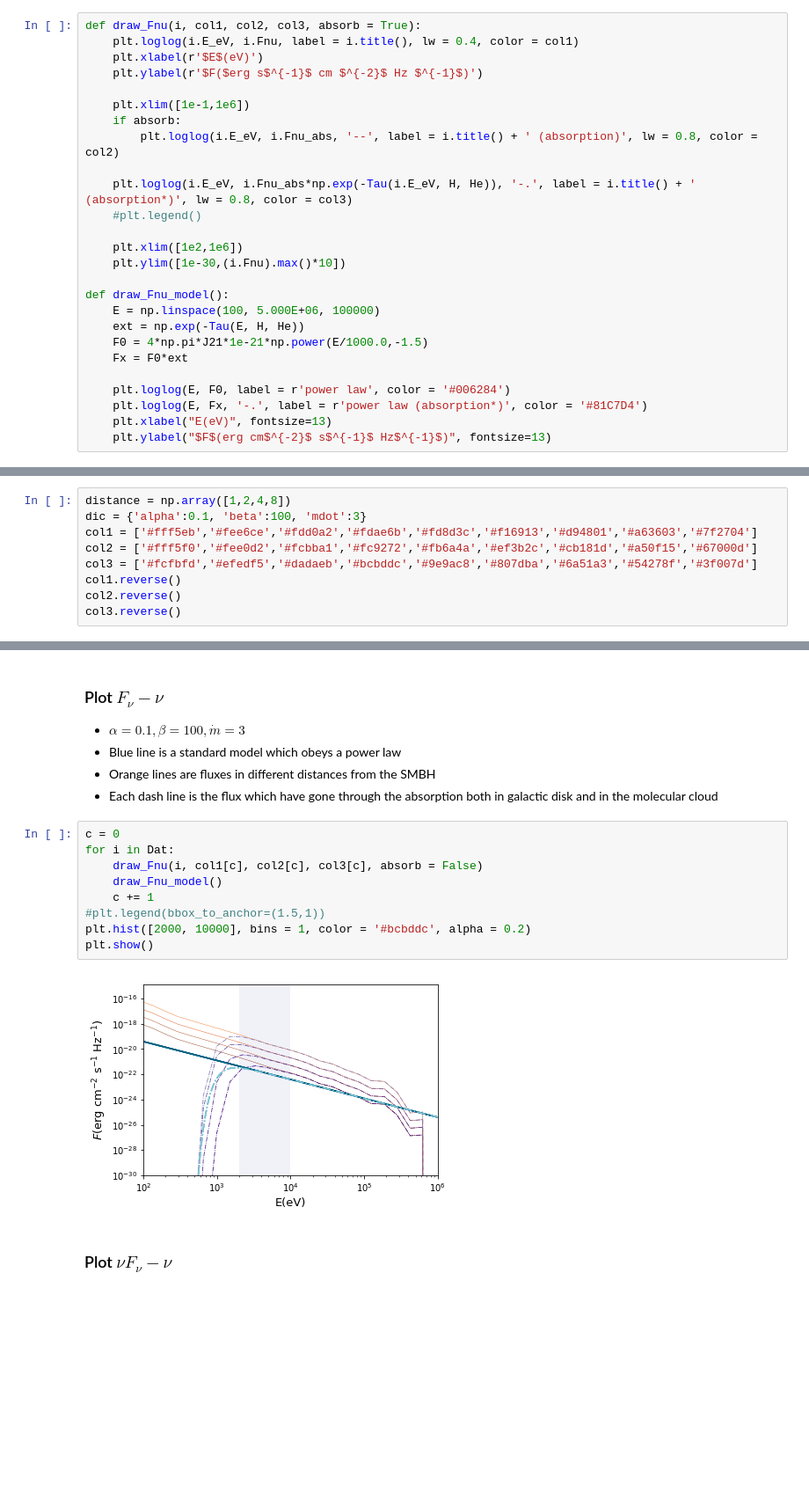
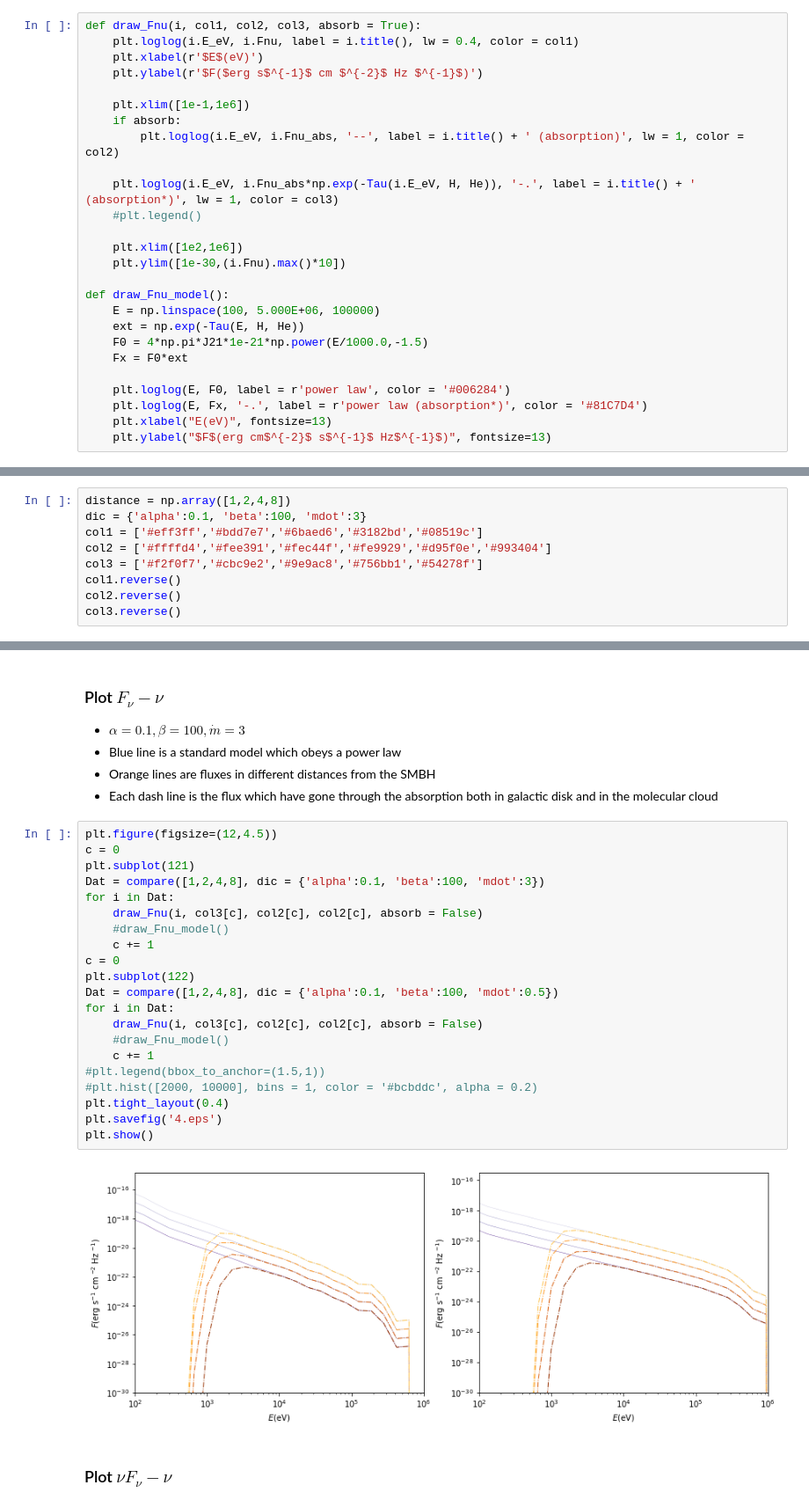
Before and after one commit to slowdivePTG/X-ray-chemistry, a Jupyter notebook: Calc_ionization_rate/Photon_Ionization.ipynb, the cells around one changed output, grey strips where cells are left out. Shown: that part at 88% size. Saved outputs shown, nothing was run; the diff lists cells and outputs as text; blank space fills up the shorter version.

```diff
--- a/Calc_ionization_rate/Photon_Ionization.ipynb
+++ b/Calc_ionization_rate/Photon_Ionization.ipynb
@@ -308,9 +308,9 @@ def draw_Fnu(i, col1, col2, col3, absorb = True):
 
     plt.xlim([1e-1,1e6])
     if absorb:
-        plt.loglog(i.E_eV, i.Fnu_abs, '--', label = i.title() + ' (absorption)', lw = 0.8, color = col2)
+        plt.loglog(i.E_eV, i.Fnu_abs, '--', label = i.title() + ' (absorption)', lw = 1, color = col2)
 
-    plt.loglog(i.E_eV, i.Fnu_abs*np.exp(-Tau(i.E_eV, H, He)), '-.', label = i.title() + ' (absorption*)', lw = 0.8, color = col3)
+    plt.loglog(i.E_eV, i.Fnu_abs*np.exp(-Tau(i.E_eV, H, He)), '-.', label = i.title() + ' (absorption*)', lw = 1, color = col3)
     #plt.legend()
 
     plt.xlim([1e2,1e6])
@@ -386,9 +386,9 @@ def compare(distance, dic):
 # %%
 distance = np.array([1,2,4,8])
 dic = {'alpha':0.1, 'beta':100, 'mdot':3}
-col1 = ['#fff5eb','#fee6ce','#fdd0a2','#fdae6b','#fd8d3c','#f16913','#d94801','#a63603','#7f2704']
-col2 = ['#fff5f0','#fee0d2','#fcbba1','#fc9272','#fb6a4a','#ef3b2c','#cb181d','#a50f15','#67000d']
-col3 = ['#fcfbfd','#efedf5','#dadaeb','#bcbddc','#9e9ac8','#807dba','#6a51a3','#54278f','#3f007d']
+col1 = ['#eff3ff','#bdd7e7','#6baed6','#3182bd','#08519c']
+col2 = ['#ffffd4','#fee391','#fec44f','#fe9929','#d95f0e','#993404']
+col3 = ['#f2f0f7','#cbc9e2','#9e9ac8','#756bb1','#54278f']
 col1.reverse()
 col2.reverse()
 col3.reverse()
@@ -496,16 +533,28 @@ plt.show()
 - Orange lines are fluxes in different distances from the SMBH
 - Each dash line is the flux which have gone through the absorption both in galactic disk and in the molecular cloud
 # %%
+plt.figure(figsize=(12,4.5))
 c = 0
+plt.subplot(121)
+Dat = compare([1,2,4,8], dic = {'alpha':0.1, 'beta':100, 'mdot':3})
 for i in Dat:
-    draw_Fnu(i, col1[c], col2[c], col3[c], absorb = False)
-    draw_Fnu_model()
+    draw_Fnu(i, col3[c], col2[c], col2[c], absorb = False)
+    #draw_Fnu_model()
+    c += 1
+c = 0
+plt.subplot(122)
+Dat = compare([1,2,4,8], dic = {'alpha':0.1, 'beta':100, 'mdot':0.5})
+for i in Dat:
+    draw_Fnu(i, col3[c], col2[c], col2[c], absorb = False)
+    #draw_Fnu_model()
     c += 1
 #plt.legend(bbox_to_anchor=(1.5,1))
-plt.hist([2000, 10000], bins = 1, color = '#bcbddc', alpha = 0.2)
+#plt.hist([2000, 10000], bins = 1, color = '#bcbddc', alpha = 0.2)
+plt.tight_layout(0.4)
+plt.savefig('4.eps')
 plt.show()
 # %% [output]
-[figure, old version]
+[figure, new version]
 # %% [markdown]
 ### Plot $\nu F_\nu-\nu$
 # %%
```
Also changed, not shown: parts of 3 cells of this notebook, 13 other files.
